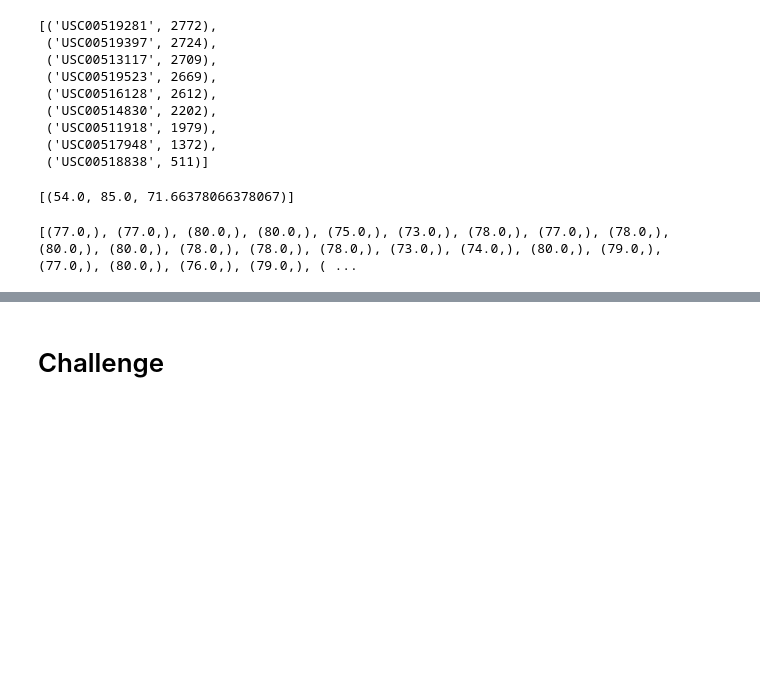
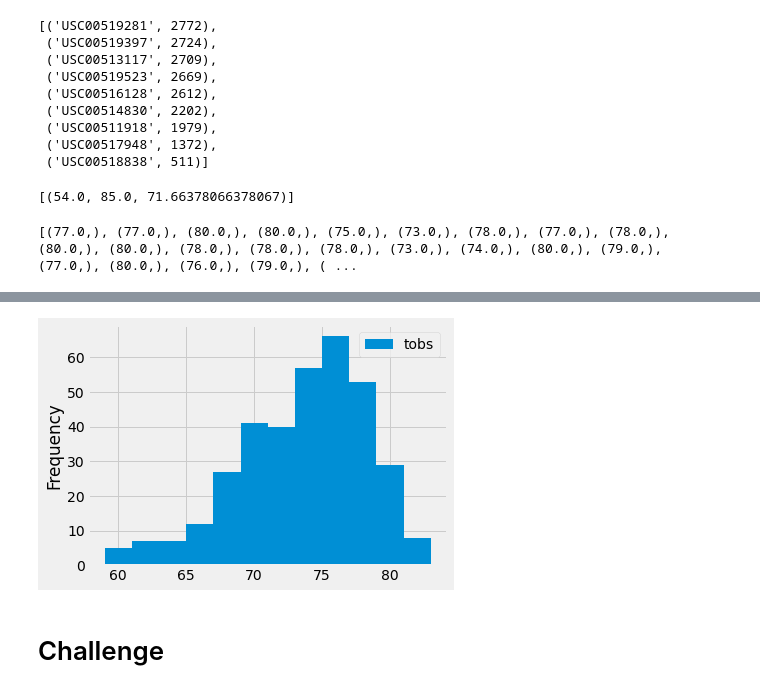
Before and after one commit to Csstndly/Surfs_Up, a Jupyter notebook: climate_analysis.ipynb, the cells around one changed output, grey strips where cells are left out. Cells and saved outputs as stored; diff of their text form; code cells hidden in the pictures; blank space fills up the shorter version.

```diff
--- a/climate_analysis.ipynb
+++ b/climate_analysis.ipynb
@@ -218,3 +218,7 @@ filter(Measurement.date >= prev_year).all()
 print(results)
 # %% [output]
 [(77.0,), (77.0,), (80.0,), (80.0,), (75.0,), (73.0,), (78.0,), (77.0,), (78.0,), (80.0,), (80.0,), (78.0,), (78.0,), (78.0,), (73.0,), (74.0,), (80.0,), (79.0,), (77.0,), (80.0,), (76.0,), (79.0,), ( ...
+# %%
+#  convert results to a df to become readable
+df = pd.DataFrame(results, columns=['tobs'])
+print(df)
@@ -220,0 +242,6 @@ print(results)
+# %%
+# divided into 12 to provde just enough detail
+df.plot.hist(bins=12)
+plt.tight_layout() #compresses the x-axis labels to fit into the box holding the plot
+# %% [output]
+[figure, added]
```
Also changed, not shown: parts of 4 cells of this notebook.
